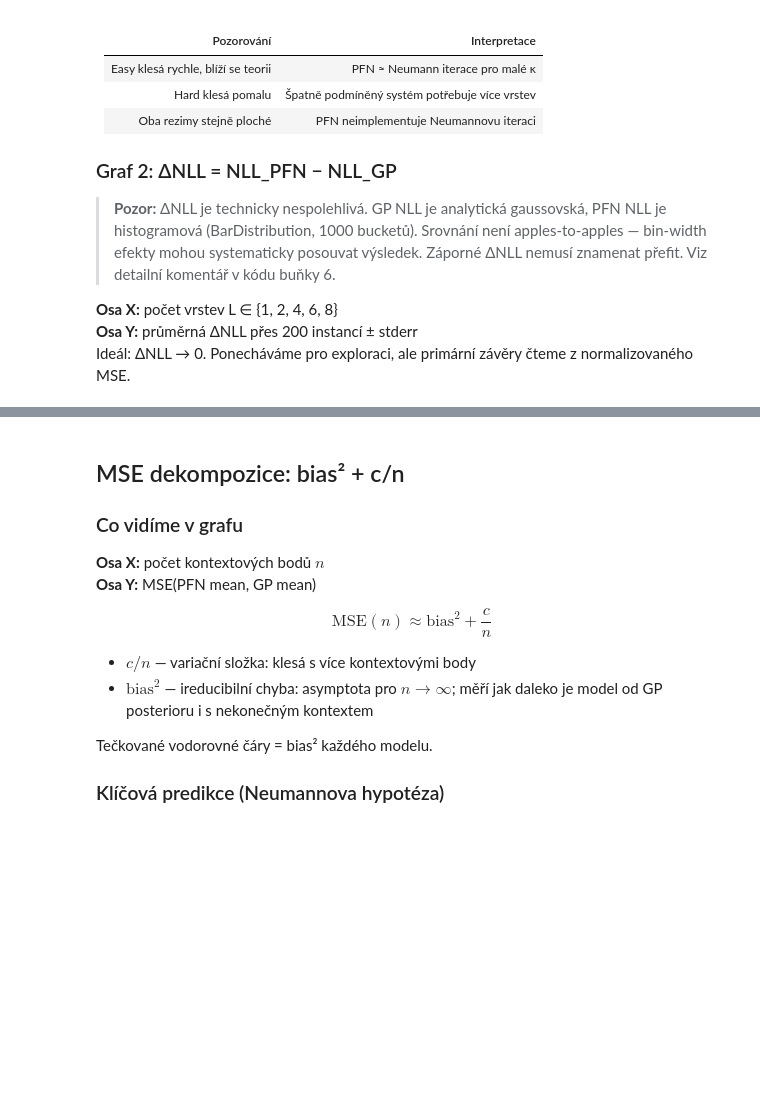
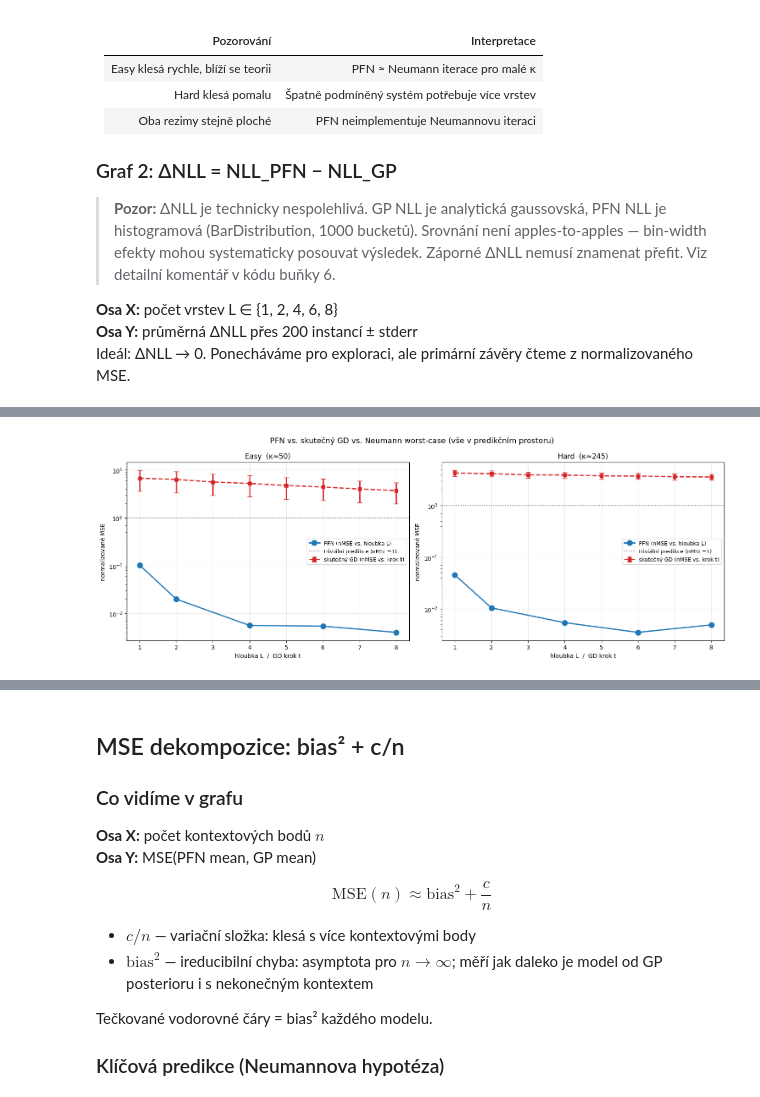
Before and after one commit to gulierus/VU_RG, a Jupyter notebook: experiments/Experiment_2_from_GP2.ipynb, the cells around one changed output, grey strips where cells are left out. Drawn from its saved outputs; the diff is of its cells as text; code cells hidden in the pictures; blank space fills up the shorter version.

```diff
--- a/experiments/Experiment_2_from_GP2.ipynb
+++ b/experiments/Experiment_2_from_GP2.ipynb
@@ -972,0 +976,92 @@ Model             bias²        c  Bias signifikantní?
+# %%
+# =============================================================================
+# GD BASELINE — férové srovnání v PREDIKČNÍM prostoru  (bod 1 review)
+# =============================================================================
+# ρ^L je worst-case kontrakce v α-prostoru. Měřená nMSE je ale v PREDIKČNÍM
+# prostoru μ(x*) = k_*^T α (kernel-vážená). Zde spustíme SKUTEČNÝ GD (optimální
+# fixní krok z λ_max, λ_min) na stejných datech a MSE(μ_GD^t, μ_GP) vyneseme
+# vedle PFN-vs-L. Zjistíme tak, kolik GD kroků odpovídá jedné/L vrstvám PFN.
+
+T_MAX  = 600   # kolik GD kroků (pro nalezení "efektivního počtu kroků")
+T_PLOT = 8     # kolik kroků vykreslit vedle PFN L=1..8
+
+def _kappa_mean(datasets, hps, n=50):
+    ls, noise, osc = hps['lengthscale'], hps['noise'], hps.get('outputscale', 1.0)
+    ks = [condition_number(tx.numpy().reshape(-1), ls, noise, osc)[0] for tx, *_ in datasets[:n]]
+    return float(np.mean(ks))
+
+def gd_prediction_curve(datasets, hps, T=T_MAX):
+    """Pro každý krok t=1..T: normalizované MSE(μ_GD^t, μ_GP) / var(μ_GP), průměr ± stderr."""
+    ls, noise, osc = hps['lengthscale'], hps['noise'], hps.get('outputscale', 1.0)
+    per_t = [[] for _ in range(T)]
+    for train_x, train_y, test_x, test_y in datasets:
+        tx = train_x.numpy().reshape(-1); ty = train_y.numpy().reshape(-1); te = test_x.numpy().reshape(-1)
+        K  = rbf_kernel(tx, tx, ls, osc)
+        A  = K + noise * np.eye(len(tx))
+        Ks = rbf_kernel(te, tx, ls, osc)
+        ev = np.linalg.eigvalsh(A)
+        eta = 2.0 / (ev[-1] + ev[0])           # optimální fixní krok pro sym. pozitivně def. A
+        mu_gp = Ks @ np.linalg.solve(A, ty)     # μ_GP = k_* α*
+        mu_var = float(np.var(mu_gp))
+        if mu_var < 1e-8:
+            continue
+        alpha = np.zeros(len(tx))
+        for t in range(T):
+            alpha = alpha + eta * (ty - A @ alpha)      # jeden GD krok na (K+σ²I)α = y
+            per_t[t].append(float(np.mean((Ks @ alpha - mu_gp) ** 2) / mu_var))
+    means = np.array([np.mean(x) if x else np.nan for x in per_t])
+    ses   = np.array([np.std(x) / np.sqrt(len(x)) if x else np.nan for x in per_t])
+    return means, ses
+
+def effective_gd_steps(pfn_nmse_by_L, gd_means):
+    """Pro každou PFN hloubku L: počet GD kroků, kde GD dosáhne stejné nMSE (log-interpolace)."""
+    ts = np.arange(1, len(gd_means) + 1)
+    lg = np.log(np.maximum(gd_means, 1e-12))
+    out = {}
+    for L, nm in pfn_nmse_by_L.items():
+        target = np.log(max(nm, 1e-12))
+        below = np.where(lg <= target)[0]
+        if len(below) == 0:      out[L] = f'>{len(gd_means)}'
+        elif below[0] == 0:      out[L] = '<=1'
+        else:
+            i = below[0]
+            out[L] = f'{ts[i-1] + (lg[i-1]-target)/(lg[i-1]-lg[i]):.0f}'
+    return out
+
+print("=" * 60); print("GD BASELINE v predikčním prostoru"); print("=" * 60)
+gd_easy_m, gd_easy_s = gd_prediction_curve(easy_datasets, EASY_HPS)
+gd_hard_m, gd_hard_s = gd_prediction_curve(hard_datasets, HARD_HPS)
+kap_easy = _kappa_mean(easy_datasets, EASY_HPS)
+kap_hard = _kappa_mean(hard_datasets, HARD_HPS)
+
+Ls = [1, 2, 4, 6, 8]
+pfn_easy = {r['layers']: r['norm_mse'] for r in easy_results.values()}
+pfn_hard = {r['layers']: r['norm_mse'] for r in hard_results.values()}
+
+fig, axes = plt.subplots(1, 2, figsize=(15, 5.5))
+for ax, name, pfn, gm, gs, kap in [(axes[0], 'Easy', pfn_easy, gd_easy_m, gd_easy_s, kap_easy),
+                                    (axes[1], 'Hard', pfn_hard, gd_hard_m, gd_hard_s, kap_hard)]:
+    xs = [L for L in Ls if L in pfn]; ys = [pfn[L] for L in xs]
+    ax.plot(xs, ys, 'o-', color='C0', lw=2, ms=9, label='PFN (nMSE vs. hloubka L)')
+    ts = np.arange(1, T_PLOT + 1)
+    ax.errorbar(ts, gm[:T_PLOT], yerr=gs[:T_PLOT], fmt='s--', color='C3', lw=2, capsize=4,
+                label='skutečný GD (nMSE vs. krok t)')
+    ax.axhline(1.0, color='gray', ls=':', lw=1.5, label='triviální predikce (nMSE=1)')
+    ax.set_yscale('log'); ax.set_xlabel('hloubka L  /  GD krok t'); ax.set_ylabel('normalizované MSE')
+    ax.set_title(f'{name}  (κ≈{kap:.0f})'); ax.legend(fontsize=9); ax.grid(True, alpha=0.3)
+plt.suptitle('PFN vs. skutečný GD vs. Neumann worst-case (vše v predikčním prostoru)', fontsize=13)
+plt.tight_layout(); plt.show()
+
+eff_e = effective_gd_steps(pfn_easy, gd_easy_m)
+eff_h = effective_gd_steps(pfn_hard, gd_hard_m)
+print(f"\n=== Efektivní počet GD kroků odpovídající PFN hloubce (κ_Easy≈{kap_easy:.0f}, κ_Hard≈{kap_hard:.0f}) ===")
+print(f"{'L':>3} | {'PFN nMSE Easy':>13} {'~GD kroků':>9} | {'PFN nMSE Hard':>13} {'~GD kroků':>9}")
+print("-" * 56)
+for L in Ls:
+    print(f"{L:>3} | {pfn_easy.get(L, float('nan')):>13.5f} {eff_e.get(L, '?'):>9} | "
+          f"{pfn_hard.get(L, float('nan')):>13.5f} {eff_h.get(L, '?'):>9}")
+print(f"\nZÁVĚR: PFN je κ-NECITLIVÝ (8 vrstev stačí pro κ≈{kap_easy:.0f} i κ≈{kap_hard:.0f}),")
+print(f"       zatímco skutečný GD potřebuje ~{eff_e.get(8,'?')} (Easy) / ~{eff_h.get(8,'?')} (Hard) kroků")
+print(f"       na stejnou úroveň — počet GD kroků škáluje s κ. To je podpis")
+print(f"       preconditioned / second-order solveru, ne vanilla GD.")
+# %% [output]
@@ -972,0 +1071 @@ Model             bias²        c  Bias signifikantní?
+[figure, added]
```
Also changed, not shown: parts of 11 cells of this notebook, 31 other files.
